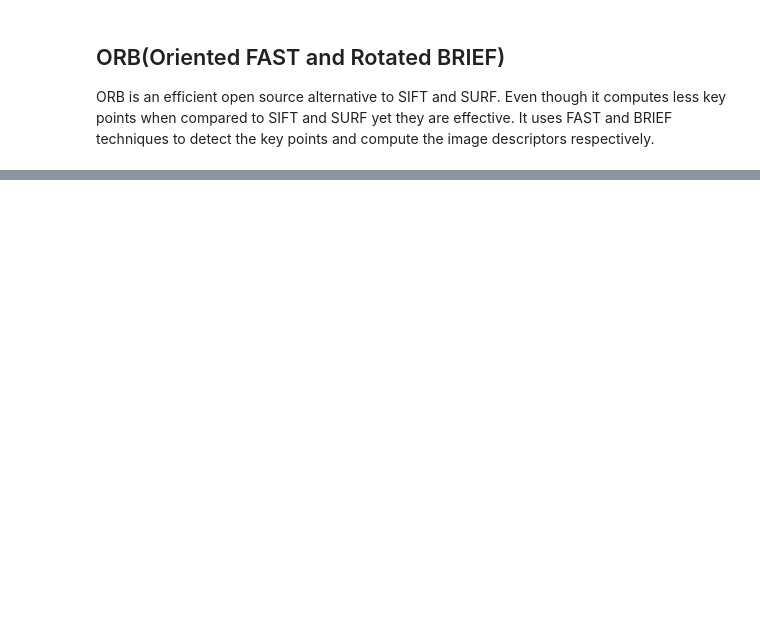
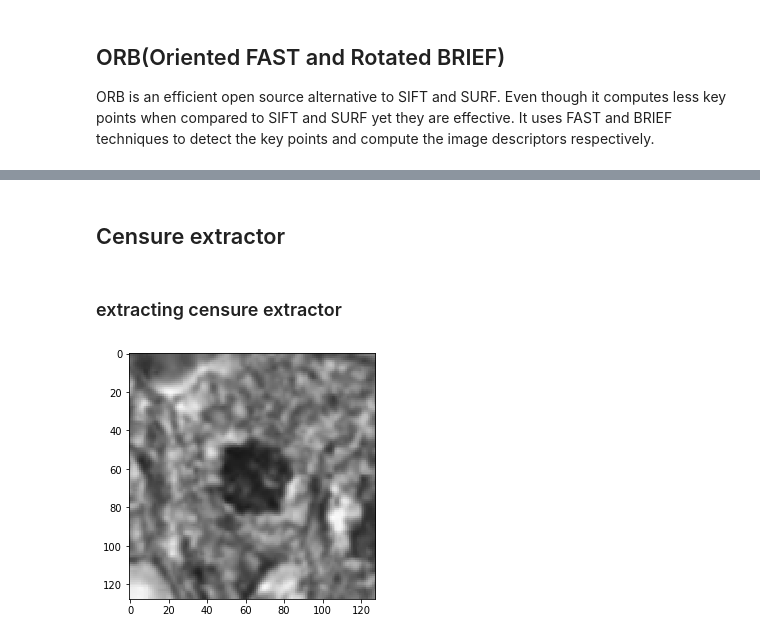
Before and after one commit to suchith1012/Mitosis-detection-based-on-features-from-breast-cancer-histology-slide-images, a Jupyter notebook: Code/Thesis.ipynb, the cells around one changed output, grey strips where cells are left out. Drawn from its saved outputs; the diff is of its cells as text; code cells hidden in the pictures; blank space fills up the shorter version.

```diff
--- a/Code/Thesis.ipynb
+++ b/Code/Thesis.ipynb
@@ -694,0 +1204,17 @@ ORB is an efficient open source alternative to SIFT and SURF. Even though it com
+# %% [markdown]
+## Censure extractor
+# %% [markdown]
+### extracting censure extractor
+# %%
+img = io.imread(r"/content/MandNM/mitosis/A00_01_01_CZ8UV4CK9-1a2574be1ed31c6659b0878de25f8c97.png", as_gray=True)
+
+resized = resize(img, (128, 128))
+img3 = img_as_ubyte(resized)
+
+imshow(img3)
+
+detector = CENSURE()
+detector.detect(resized)
+a=detector.keypoints
+# %% [output]
+[figure, added]
```
Also changed, not shown: parts of 154 cells of this notebook.
